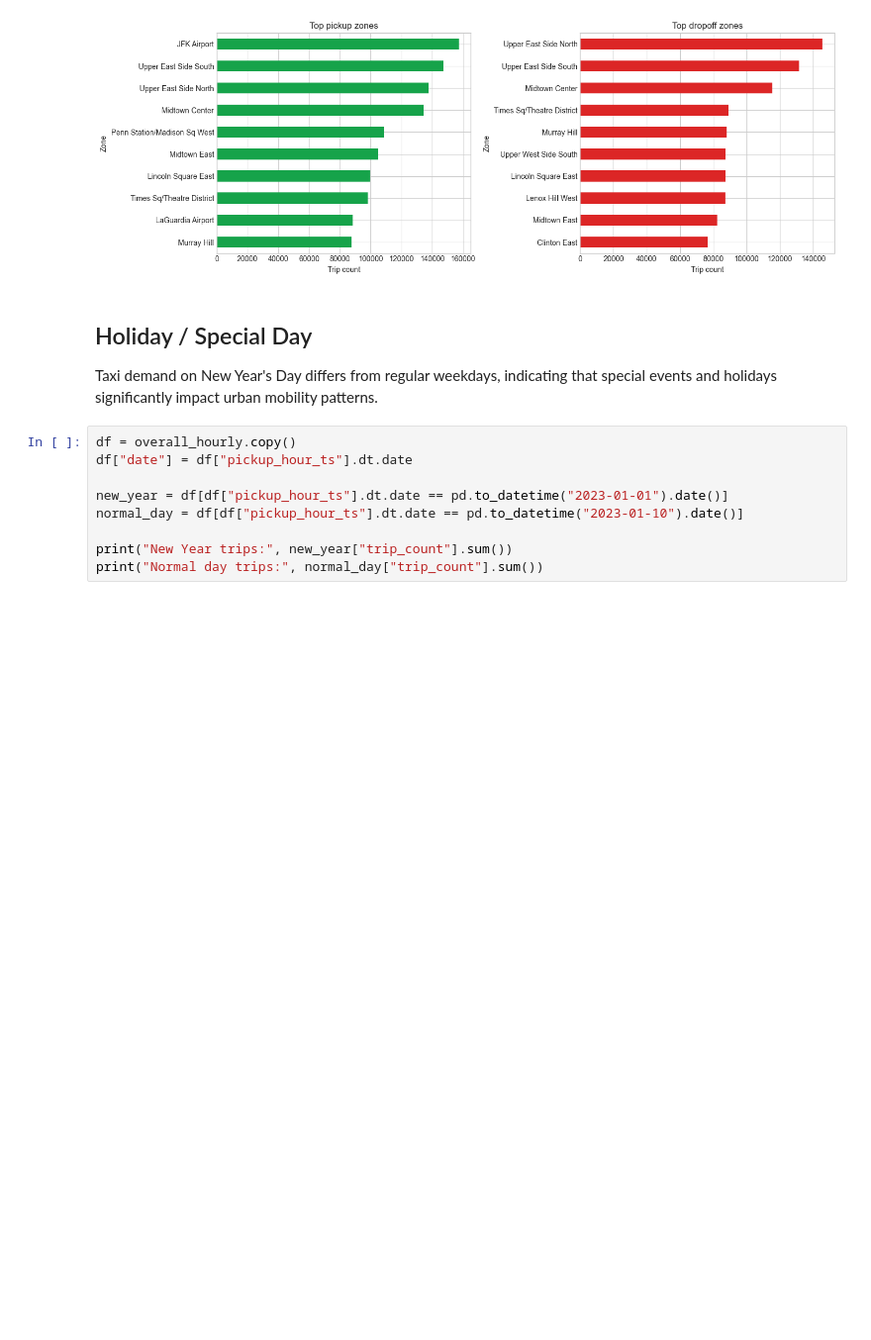
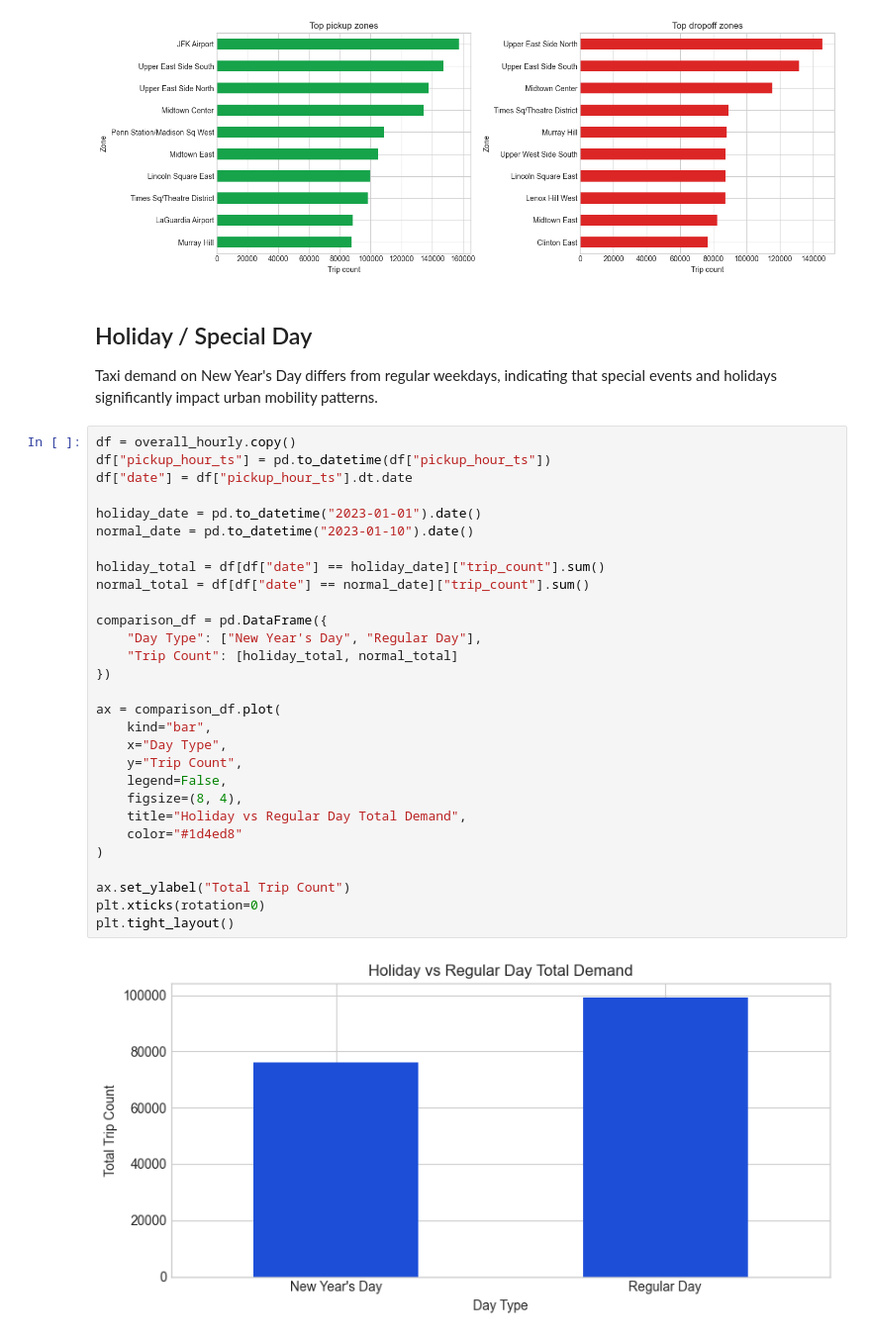
Before and after one commit to jimhe-sjsu/Data228GroupProject, a Jupyter notebook: notebooks/yellow_taxi_eda.ipynb, the cells around one changed output. Shown at 99% size. Cells and saved outputs as stored; diff of their text form; blank space fills up the shorter version.

Commit message:
Holiday anlysis

```diff
--- a/notebooks/yellow_taxi_eda.ipynb
+++ b/notebooks/yellow_taxi_eda.ipynb
@@ -219,10 +227,32 @@ plt.tight_layout()
 Taxi demand on New Year's Day differs from regular weekdays, indicating that special events and holidays significantly impact urban mobility patterns.
 # %%
 df = overall_hourly.copy()
+df["pickup_hour_ts"] = pd.to_datetime(df["pickup_hour_ts"])
 df["date"] = df["pickup_hour_ts"].dt.date
 
-new_year = df[df["pickup_hour_ts"].dt.date == pd.to_datetime("2023-01-01").date()]
-normal_day = df[df["pickup_hour_ts"].dt.date == pd.to_datetime("2023-01-10").date()]
+holiday_date = pd.to_datetime("2023-01-01").date()
+normal_date = pd.to_datetime("2023-01-10").date()
 
-print("New Year trips:", new_year["trip_count"].sum())
-print("Normal day trips:", normal_day["trip_count"].sum())
+holiday_total = df[df["date"] == holiday_date]["trip_count"].sum()
+normal_total = df[df["date"] == normal_date]["trip_count"].sum()
+
+comparison_df = pd.DataFrame({
+    "Day Type": ["New Year's Day", "Regular Day"],
+    "Trip Count": [holiday_total, normal_total]
+})
+
+ax = comparison_df.plot(
+    kind="bar",
+    x="Day Type",
+    y="Trip Count",
+    legend=False,
+    figsize=(8, 4),
+    title="Holiday vs Regular Day Total Demand",
+    color="#1d4ed8"
+)
+
+ax.set_ylabel("Total Trip Count")
+plt.xticks(rotation=0)
+plt.tight_layout()
+# %% [output]
+[figure, added]
```
Also changed, not shown: parts of 1 cell of this notebook.
